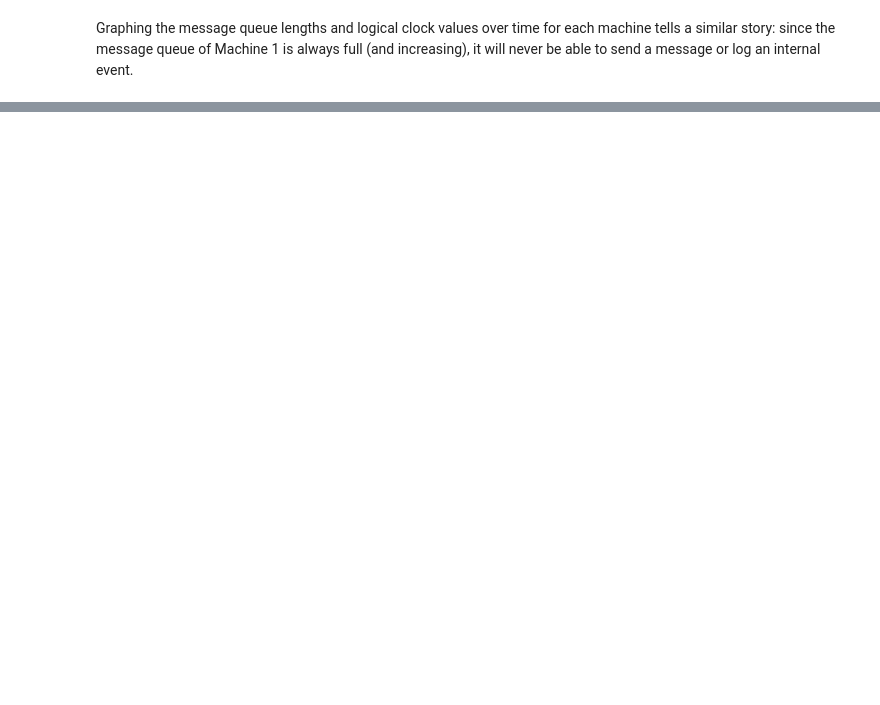
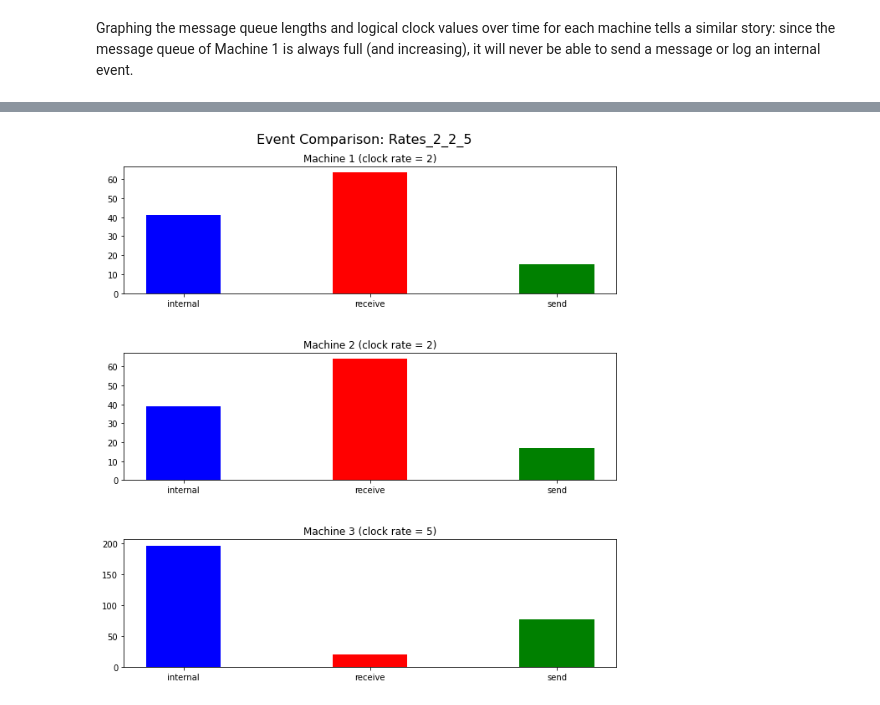
Before and after one commit to pcsong33/ScaleModels, a Jupyter notebook: analysis.ipynb, the cells around one changed output, grey strips where cells are left out. Saved outputs shown, nothing was run; the diff lists cells and outputs as text; code cells hidden in the pictures; blank space fills up the shorter version.

```diff
--- a/analysis.ipynb
+++ b/analysis.ipynb
@@ -142,0 +152,4 @@ graph('logs/rates_1_3_6', 'logical clock', normal=True)
+# %%
+graph_events('logs/rates_2_2_5')
+# %% [output]
+[figure, added]
```
Also changed, not shown: parts of 32 cells of this notebook, 27 other files.
